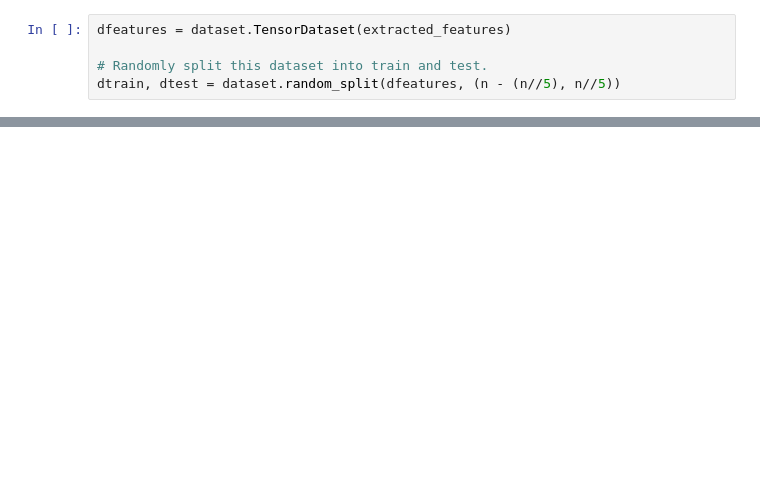
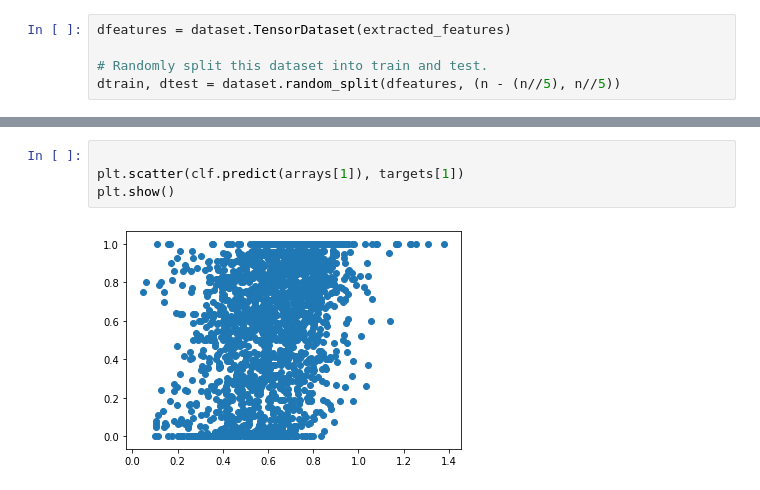
Before and after one commit to kylecshan/xplore_idm, a Jupyter notebook: train_predictor.ipynb, the cells around one changed output, grey strips where cells are left out. Drawn from its saved outputs; the diff is of its cells as text; blank space fills up the shorter version.

```diff
--- a/train_predictor.ipynb
+++ b/train_predictor.ipynb
@@ -214,0 +271,6 @@ array([[ 0.09836066,  0.09836066,  0.13114753, ...,  0.1147541 ,
+# %%
+
+plt.scatter(clf.predict(arrays[1]), targets[1])
+plt.show()
+# %% [output]
+[figure, added]
```
Also changed, not shown: parts of 20 cells of this notebook, 6 other files.
